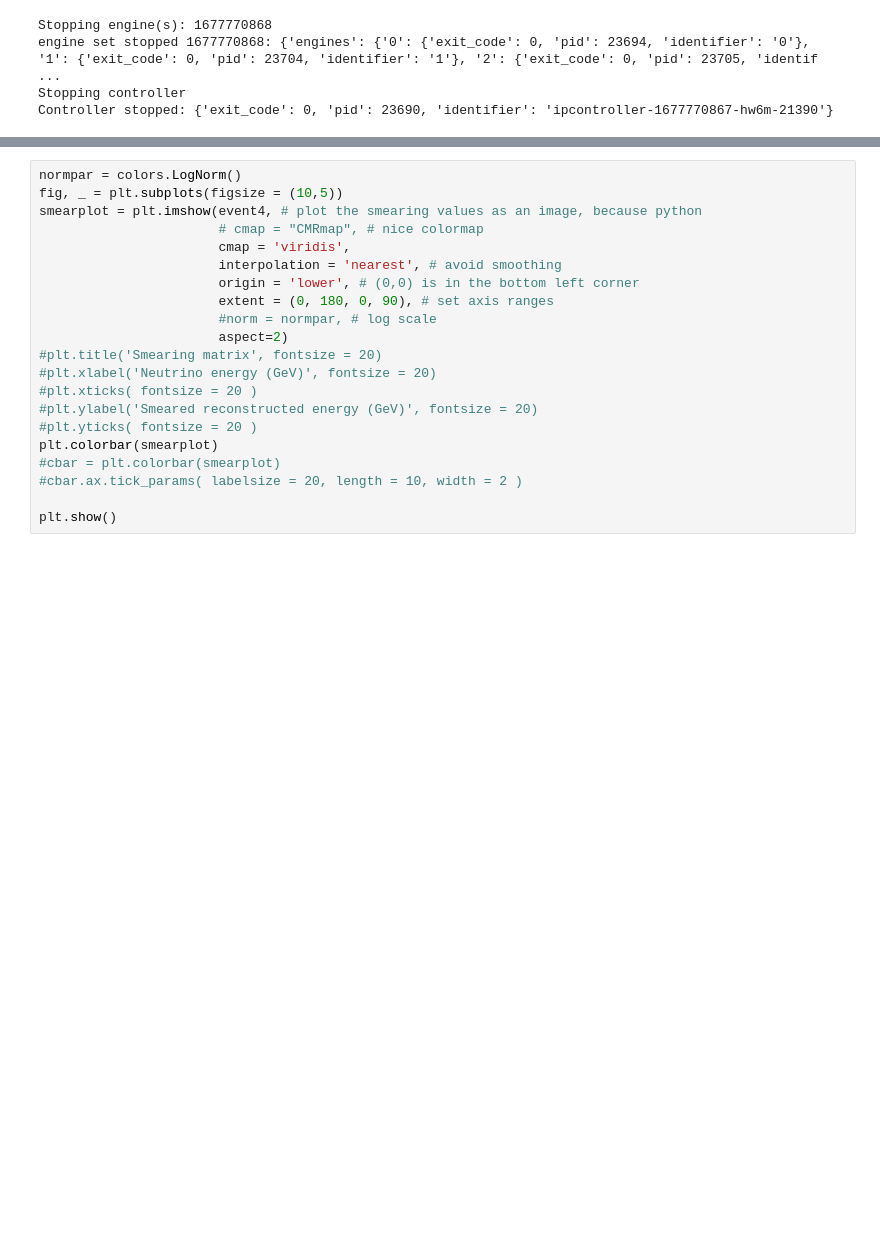
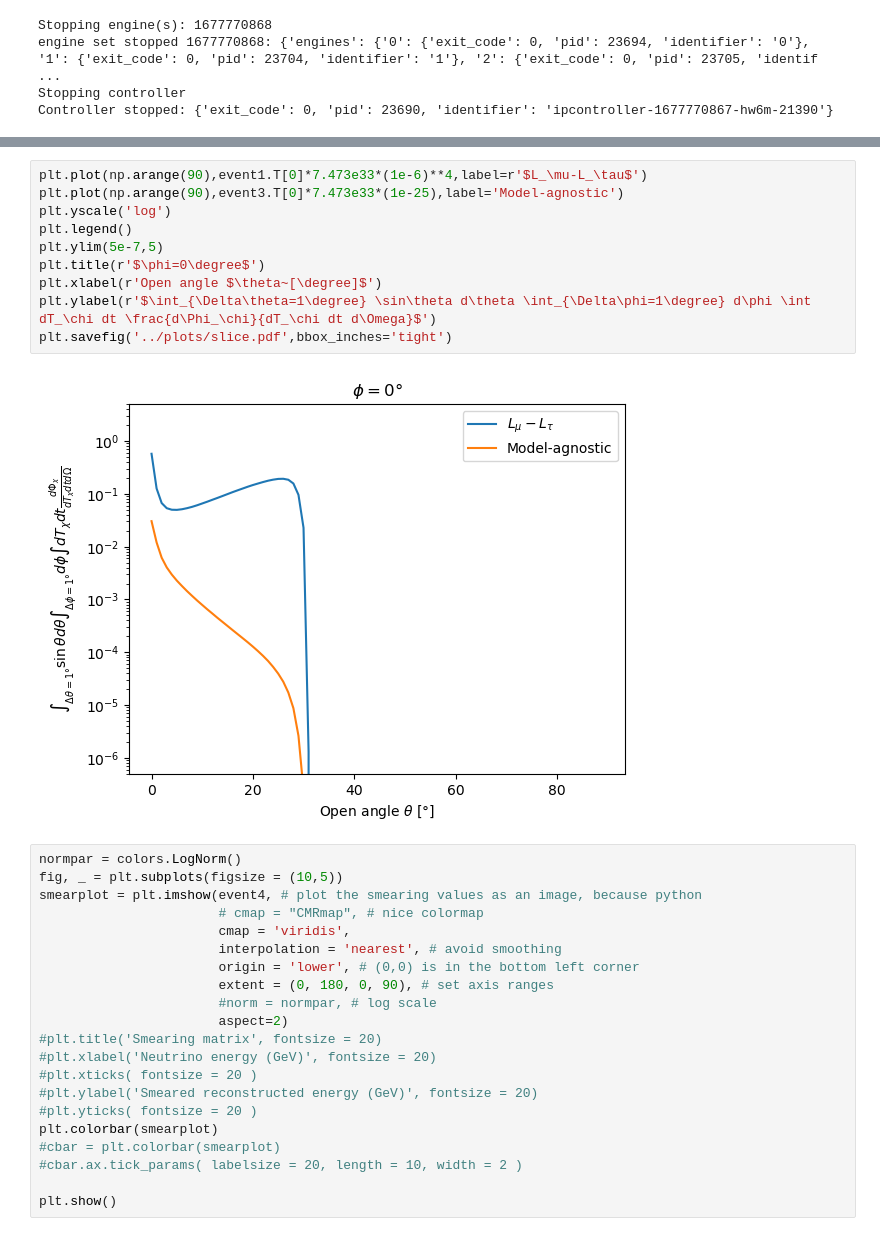
Before and after one commit to yenhsunlin/SNnuBDM2, a Jupyter notebook: src/example.ipynb, the cells around one changed output, grey strips where cells are left out. Cells and saved outputs as stored; diff of their text form; blank space fills up the shorter version.

```diff
--- a/src/example.ipynb
+++ b/src/example.ipynb
@@ -315,3 +334,15 @@ plt.show()
+# %%
+plt.plot(np.arange(90),event1.T[0]*7.473e33*(1e-6)**4,label=r'$L_\mu-L_\tau$')
+plt.plot(np.arange(90),event3.T[0]*7.473e33*(1e-25),label='Model-agnostic')
+plt.yscale('log')
+plt.legend()
+plt.ylim(5e-7,5)
+plt.title(r'$\phi=0\degree$')
+plt.xlabel(r'Open angle $\theta~[\degree]$')
+plt.ylabel(r'$\int_{\Delta\theta=1\degree} \sin\theta d\theta \int_{\Delta\phi=1\degree} d\phi \int dT_\chi dt \frac{d\Phi_\chi}{dT_\chi dt d\Omega}$')
+plt.savefig('../plots/slice.pdf',bbox_inches='tight')
+# %% [output]
+[figure, added]
 # %%
 normpar = colors.LogNorm()
 fig, _ = plt.subplots(figsize = (10,5))
```
Also changed, not shown: parts of 4 cells of this notebook, 4 other files.
